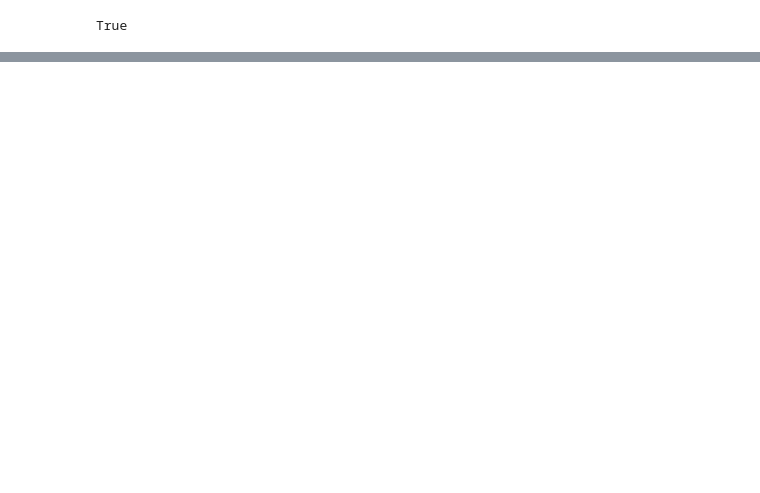
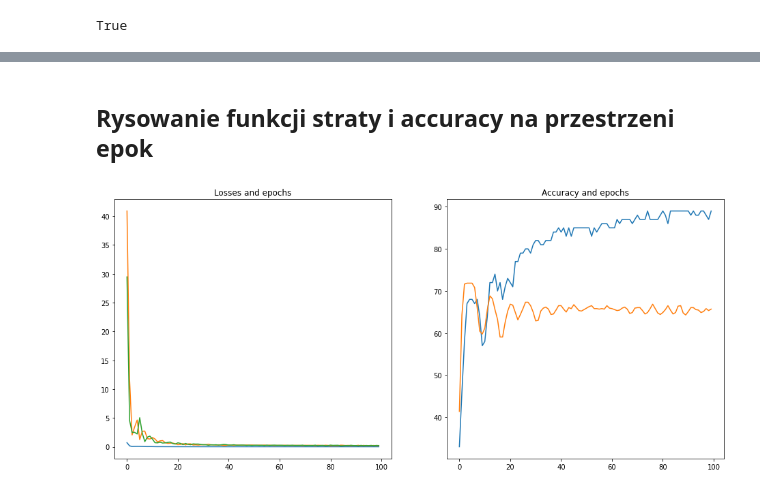
Before and after one commit to python-wizard-old/pytorch_offensive-language-classification, a Jupyter notebook: offensive_language.ipynb, the cells around one changed output, grey strips where cells are left out. Saved outputs shown, nothing was run; the diff lists cells and outputs as text; code cells hidden in the pictures; blank space fills up the shorter version.

Commit message:
implemented loading test data with all processing, batch loading training and test data, basic network, accuracy and loss calculations, plots of accuracy and loss over epochs

```diff
--- a/offensive_language.ipynb
+++ b/offensive_language.ipynb
@@ -131,0 +364,3 @@ tweets.loc[0, 'numbers']
+# %%
+
+test_dataset_loader_a = torch.utils.data.DataLoader(data_test_a, batch_size=batch_size, shuffle=True)
@@ -131,0 +372,6 @@ tweets.loc[0, 'numbers']
+# %%
+torch.manual_seed(32)
+model = Model(max_width)
+# %%
+criterion = nn.BCELoss()
+optimizer = torch.optim.Adam(model.parameters(), lr=0.001)
@@ -131,0 +380,8 @@ tweets.loc[0, 'numbers']
+# %%
+epochs = 100
+losses = []
+losses_test = []
+accuracy = []
+accuracy_test = []
+train_count = len(tweets)
+test_count_a = len(test_a)
@@ -131,0 +479,28 @@ tweets.loc[0, 'numbers']
+# %% [markdown]
+## Rysowanie funkcji straty i accuracy na przestrzeni epok
+# %%
+## Plot loss functions over epochs
+
+fig, (ax1, ax2) = plt.subplots(1, 2, figsize=(16,7))
+# ax1.plot(x, y)
+# ax2.plot(x, -y)
+
+# fig, axis = plt.subplots(1, 2, figsize=(10,7))
+#
+# axis[0, 0].plot(range(epochs), losses)
+# axis[0, 0].set_title("Losses and epochs")
+#
+# axis[0, 1].plot(range(epochs), accuracy)
+# axis[0, 1].set_title("Accuracy and epochs")
+
+ax1.plot(range(epochs), losses)
+ax1.plot(range(epochs), losses_test)
+ax1.set_title('Losses and epochs')
+
+ax2.plot(range(epochs), accuracy)
+ax2.plot(range(epochs), accuracy_test)
+ax2.set_title("Accuracy and epochs")
+
+plt.show()
+# %% [output]
+[figure, added]
```
Also changed, not shown: parts of 80 cells of this notebook, 1 other file.
